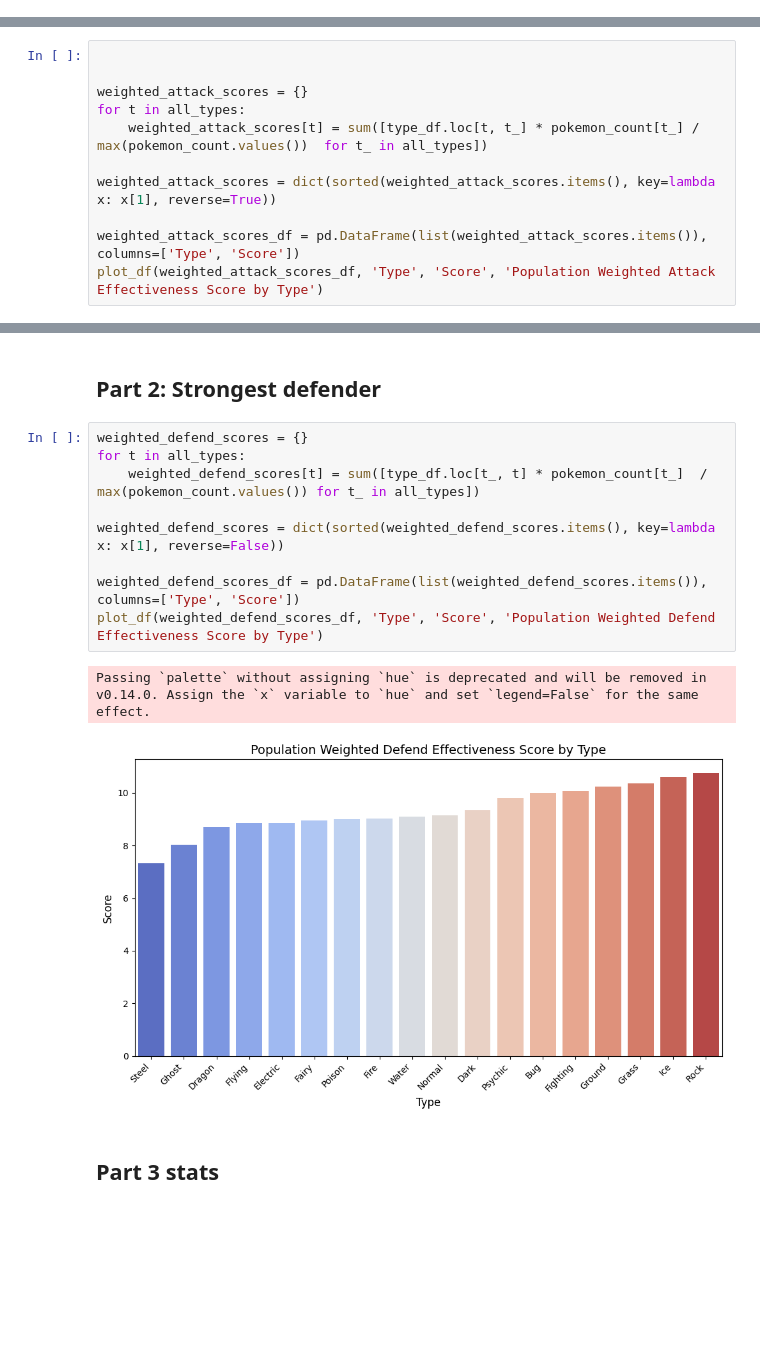
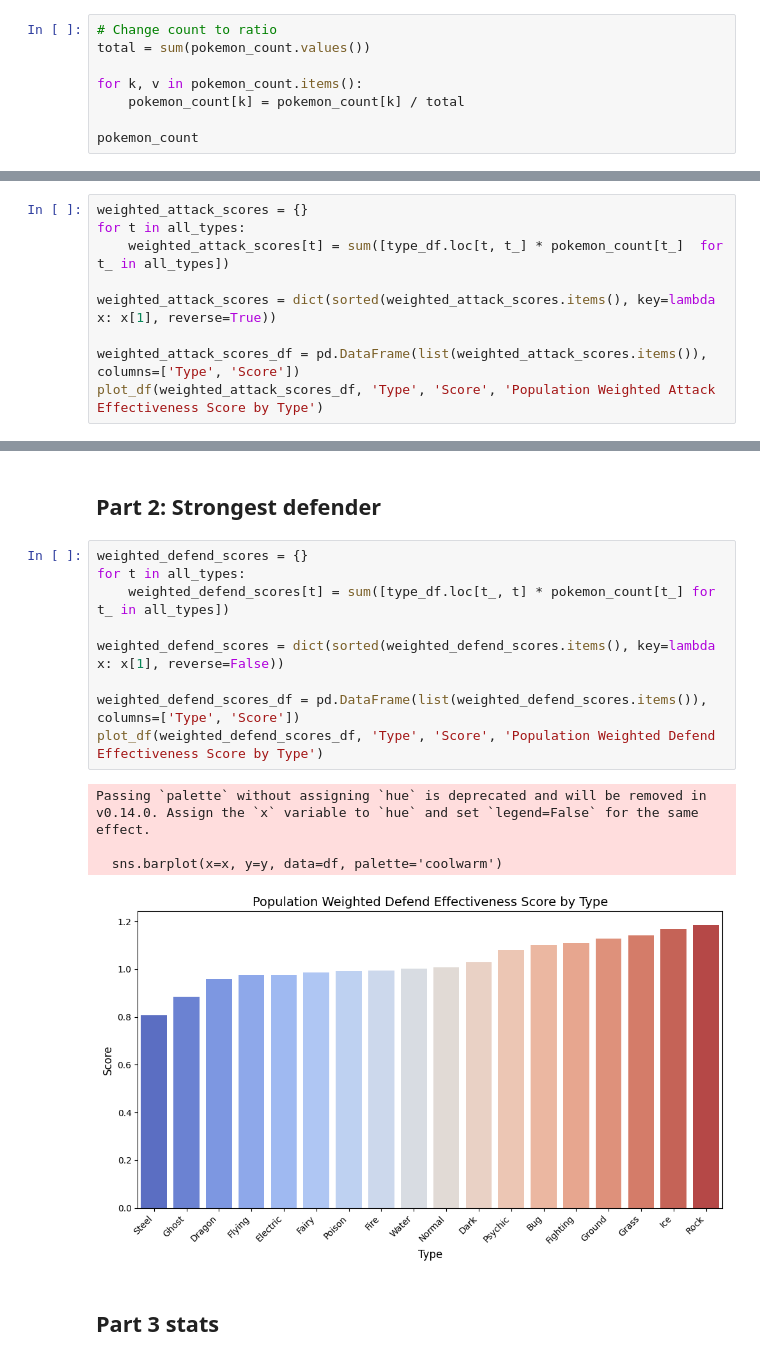
Before and after one commit to fukase1996/oa-niantic, a Jupyter notebook: solution.ipynb, the cells around one changed output, grey strips where cells are left out. Drawn from its saved outputs; the diff is of its cells as text; blank space fills up the shorter version.

```diff
--- a/solution.ipynb
+++ b/solution.ipynb
@@ -209,3 +212,11 @@ pokemon_count
  'Fairy': 35,
  'Ghost': 35,
  'Ice': 33}
+# %%
+# Change count to ratio
+total = sum(pokemon_count.values())
+
+for k, v in pokemon_count.items():
+    pokemon_count[k] = pokemon_count[k] / total
+
+pokemon_count
@@ -212,9 +242,7 @@ pokemon_count
 # %%
-
-
 weighted_attack_scores = {}
 for t in all_types:
-    weighted_attack_scores[t] = sum([type_df.loc[t, t_] * pokemon_count[t_] / max(pokemon_count.values())  for t_ in all_types])
+    weighted_attack_scores[t] = sum([type_df.loc[t, t_] * pokemon_count[t_]  for t_ in all_types])
 
 weighted_attack_scores = dict(sorted(weighted_attack_scores.items(), key=lambda x: x[1], reverse=True))
 
@@ -228,15 +258,17 @@ Passing `palette` without assigning `hue` is deprecated and will be removed in v
 # %%
 weighted_defend_scores = {}
 for t in all_types:
-    weighted_defend_scores[t] = sum([type_df.loc[t_, t] * pokemon_count[t_]  / max(pokemon_count.values()) for t_ in all_types])
+    weighted_defend_scores[t] = sum([type_df.loc[t_, t] * pokemon_count[t_] for t_ in all_types])
 
 weighted_defend_scores = dict(sorted(weighted_defend_scores.items(), key=lambda x: x[1], reverse=False))
 
 weighted_defend_scores_df = pd.DataFrame(list(weighted_defend_scores.items()), columns=['Type', 'Score'])
 plot_df(weighted_defend_scores_df, 'Type', 'Score', 'Population Weighted Defend Effectiveness Score by Type')
 # %% [output]
 Passing `palette` without assigning `hue` is deprecated and will be removed in v0.14.0. Assign the `x` variable to `hue` and set `legend=False` for the same effect.
+
+  sns.barplot(x=x, y=y, data=df, palette='coolwarm')
-[figure, old version]
+[figure, new version]
 # %% [markdown]
 ## Part 3 stats
 # %%
```
Also changed, not shown: parts of 7 cells of this notebook.
